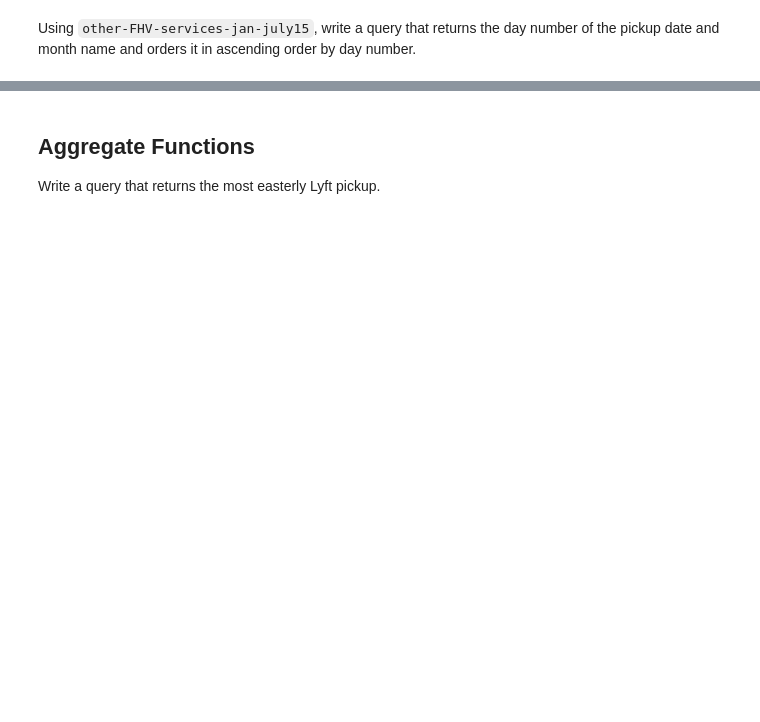
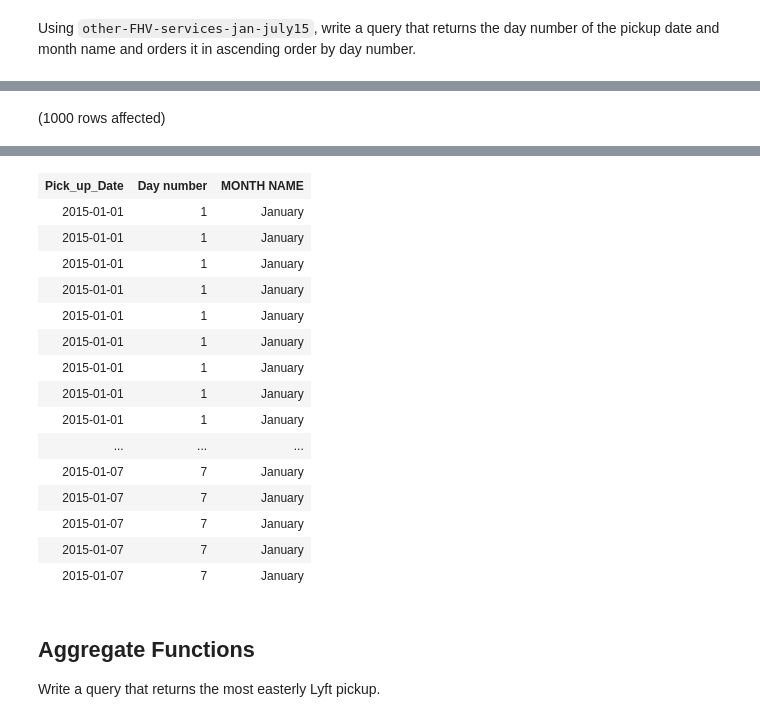
Before and after one commit to hollyhira/sql-part2-exercises, a Jupyter notebook: sql-part2.ipynb, the cells around one changed output, grey strips where cells are left out. Drawn from its saved outputs; the diff is of its cells as text; code cells hidden in the pictures; blank space fills up the shorter version.

```diff
--- a/sql-part2.ipynb
+++ b/sql-part2.ipynb
@@ -59,0 +99,7 @@ Total execution time: 00:00:00
+# %%
+USE RideShareDB
+SELECT TOP(1000) Pick_up_Date, DATENAME(DAY, Pick_up_Date) AS 'Day number', DATENAME(MONTH, Pick_up_Date) AS 'MONTH NAME'
+    FROM other_FHV_services_jan_aug_2015
+        ORDER BY Pick_up_Date ASC
+# %% [output]
+(1000 rows affected)
@@ -60,3 +107,19 @@ Total execution time: 00:00:00
+| Pick_up_Date | Day number | MONTH NAME |
+| 2015-01-01 | 1 | January |
+| 2015-01-01 | 1 | January |
+| 2015-01-01 | 1 | January |
+| 2015-01-01 | 1 | January |
+| 2015-01-01 | 1 | January |
+| 2015-01-01 | 1 | January |
+| 2015-01-01 | 1 | January |
+| 2015-01-01 | 1 | January |
+| 2015-01-01 | 1 | January |
+| ... | ... | ... |
+| 2015-01-07 | 7 | January |
+| 2015-01-07 | 7 | January |
+| 2015-01-07 | 7 | January |
+| 2015-01-07 | 7 | January |
+| 2015-01-07 | 7 | January |
 # %% [markdown]
 ## Aggregate Functions
 
```
Also changed, not shown: parts of 12 cells of this notebook.
